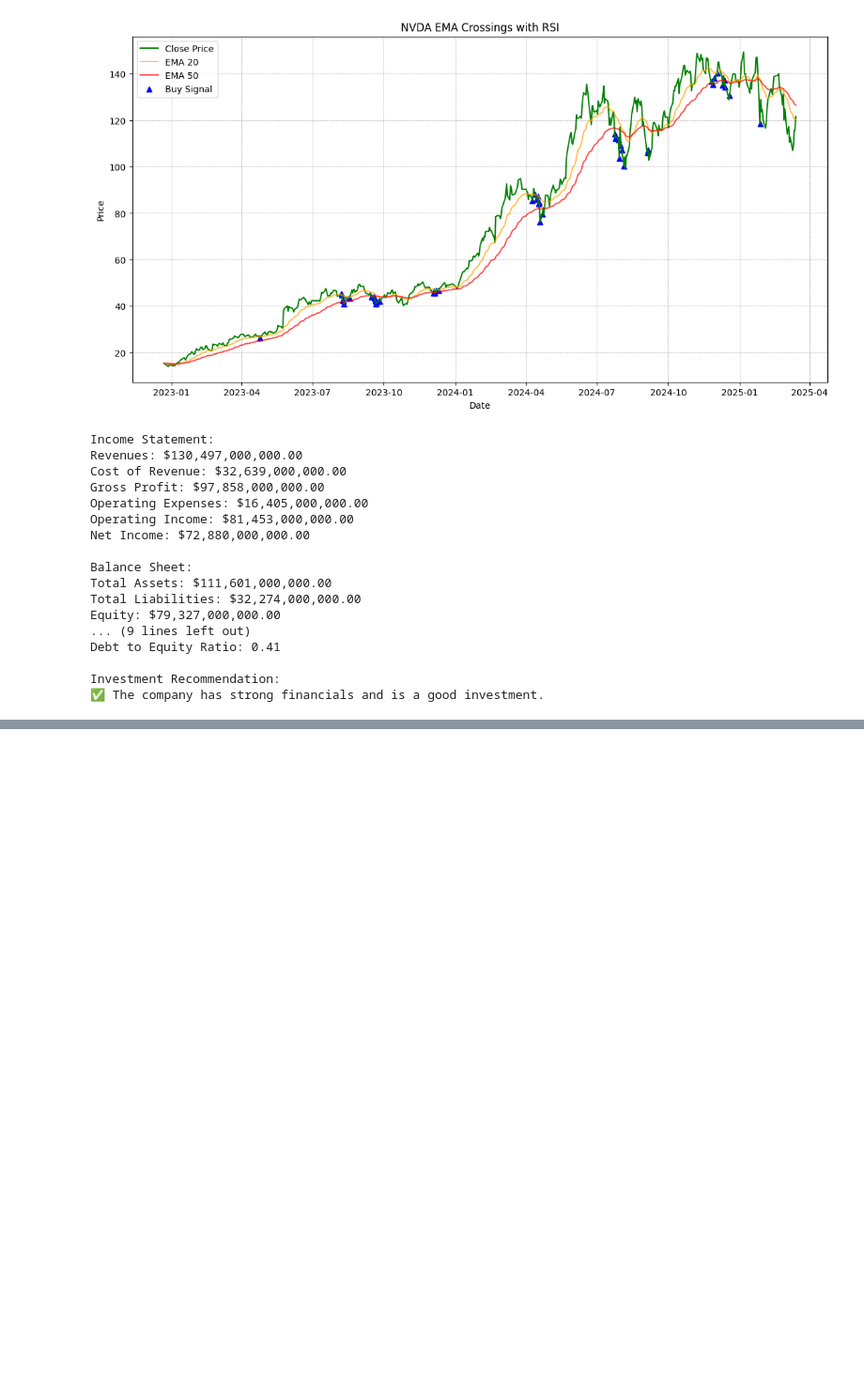
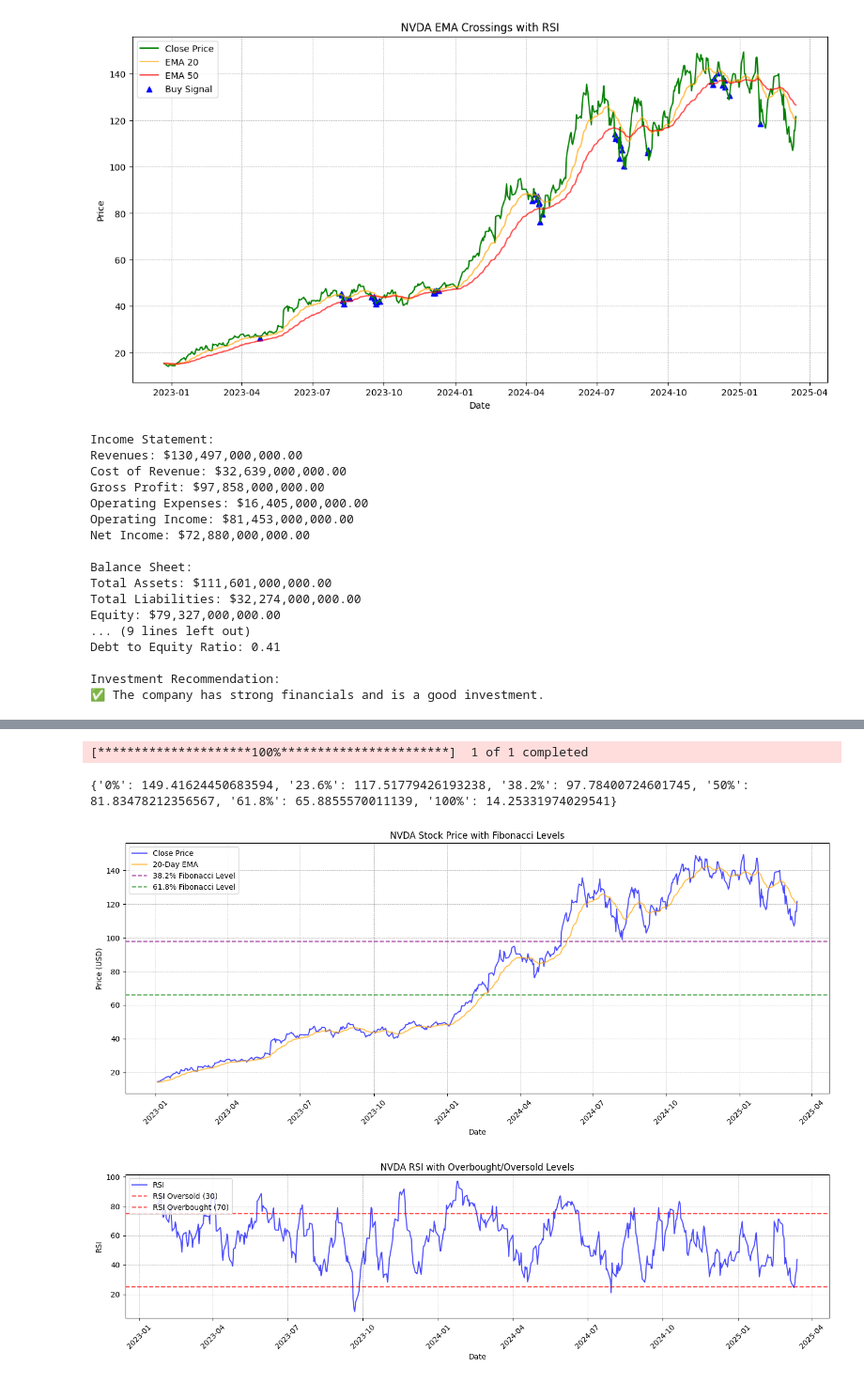
Before and after one commit to Sahilgulati2006/Stock-testing, a Jupyter notebook: Sentiment_and_anomaly_12-(15TH MARCH).ipynb, the cells around one changed output, grey strips where cells are left out. Shown at 94% size. Saved outputs shown, nothing was run; the diff lists cells and outputs as text; code cells hidden in the pictures; blank space fills up the shorter version.

```diff
--- a/Sentiment_and_anomaly_12-(15TH MARCH).ipynb
+++ b/Sentiment_and_anomaly_12-(15TH MARCH).ipynb
@@ -564,0 +546,76 @@ ValueError: The truth value of a Series is ambiguous. Use a.empty, a.bool(), a.i
+# %%
+import matplotlib.pyplot as plt
+
+def plot_price_with_fibonacci(data, ema_column="EMA"):
+    # Calculate Fibonacci levels
+    fib_levels = calculate_fibonacci_levels(data)
+    fib_38_2 = fib_levels["38.2%"]
+    fib_61_8 = fib_levels["61.8%"]
+
+    # Create a figure and axis
+    plt.figure(figsize=(14, 6))
+
+    # Plot the closing price
+    plt.plot(data.index, data["Close"], label="Close Price", color="blue", alpha=0.7)
+
+    # Plot the EMA
+    plt.plot(data.index, data[ema_column], label="20-Day EMA", color="orange", alpha=0.7)
+
+    # Plot Fibonacci levels
+    plt.axhline(y=fib_38_2, color="purple", linestyle="--", label="38.2% Fibonacci Level", alpha=0.7)
+    plt.axhline(y=fib_61_8, color="green", linestyle="--", label="61.8% Fibonacci Level", alpha=0.7)
+
+    # Add labels, title, and legend
+    plt.title(f"{selected_stock} Stock Price with Fibonacci Levels")
+    plt.xlabel("Date")
+    plt.ylabel("Price (USD)")
+    plt.legend(loc="upper left")
+    plt.grid(color="gray", linestyle="--", linewidth=0.5, alpha=0.7)
+
+    # Rotate x-axis labels for better readability
+    plt.xticks(rotation=45)
+
+    # Show the plot
+    plt.tight_layout()
+    plt.show()
+
+def plot_rsi(data, rsi_column="RSI"):
+    # Create a figure and axis
+    plt.figure(figsize=(14, 4))
+
+    # Plot the RSI
+    plt.plot(data.index, data[rsi_column], label="RSI", color="blue", alpha=0.7)
+
+    # Plot RSI levels
+    plt.axhline(y=25, color="red", linestyle="--", label="RSI Oversold (30)", alpha=0.7)
+    plt.axhline(y=75, color="red", linestyle="--", label="RSI Overbought (70)", alpha=0.7)
+
+    # Add labels, title, and legend
+    plt.title(f"{selected_stock} RSI with Overbought/Oversold Levels")
+    plt.xlabel("Date")
+    plt.ylabel("RSI")
+    plt.legend(loc="upper left")
+    plt.grid(color="gray", linestyle="--", linewidth=0.5, alpha=0.7)
+
+    # Rotate x-axis labels for better readability
+    plt.xticks(rotation=45)
+
+    # Show the plot
+    plt.tight_layout()
+    plt.show()
+
+stock_data = get_stock_data(selected_stock)
+stock_data = calculate_rsi(stock_data)
+fib_levels = calculate_fibonacci_levels(stock_data)
+print(fib_levels)  # Check output
+
+# Plot the price with Fibonacci levels
+plot_price_with_fibonacci(stock_data)
+
+# Plot the RSI
+plot_rsi(stock_data)
+# %% [output]
+[*********************100%***********************]  1 of 1 completed
+{'0%': 149.41624450683594, '23.6%': 117.51779426193238, '38.2%': 97.78400724601745, '50%': 81.83478212356567, '61.8%': 65.8855570011139, '100%': 14.25331974029541}
+[figure, added]
+[figure, added]
```
Also changed, not shown: parts of 7 cells of this notebook.
